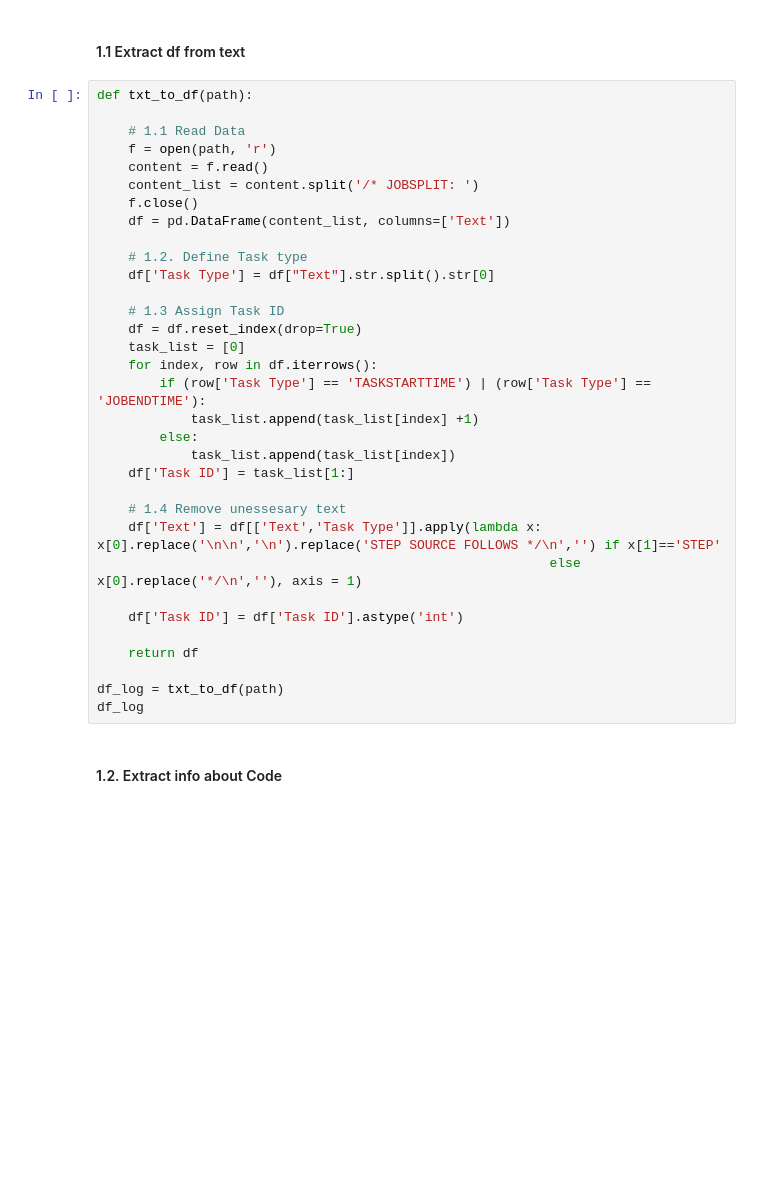
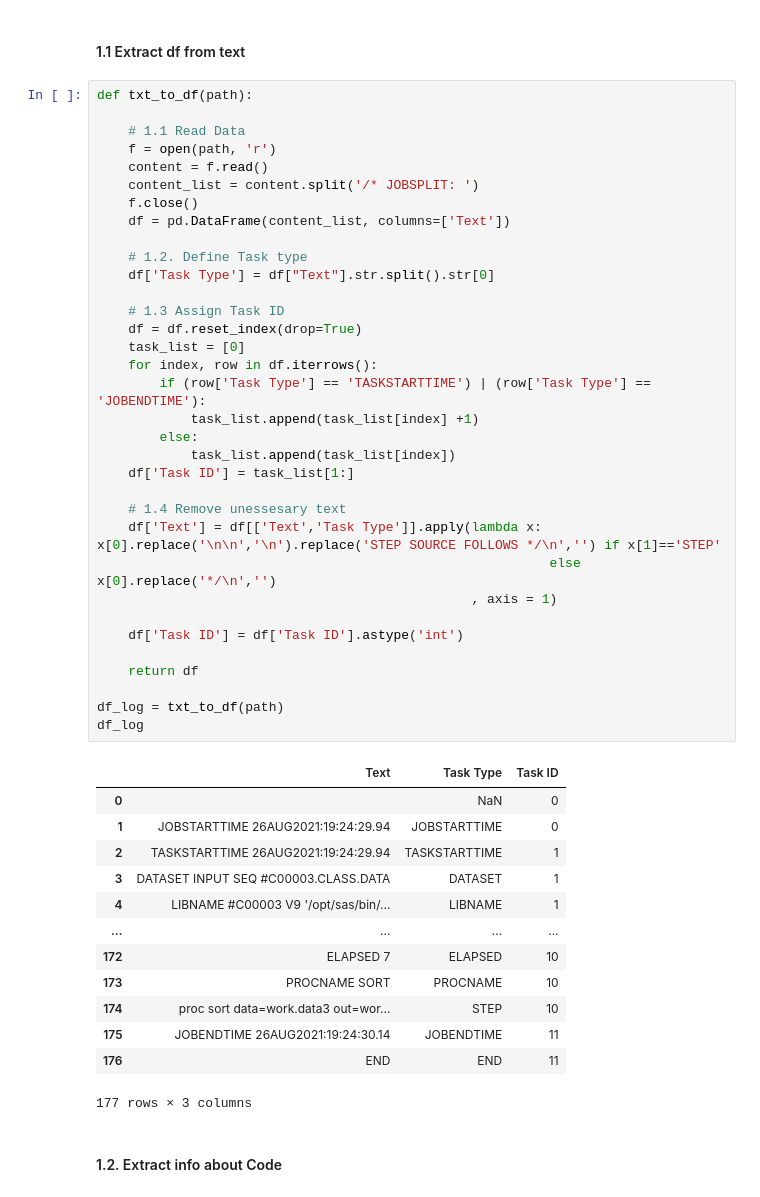
Before and after one commit to olebach/SAS-Log-Parser, a Jupyter notebook: Log parsing.ipynb, the cells around one changed output. Drawn from its saved outputs; the diff is of its cells as text; blank space fills up the shorter version.

```diff
--- a/Log parsing.ipynb
+++ b/Log parsing.ipynb
@@ -30,34 +75,49 @@ def txt_to_df(path):
 
     # 1.1 Read Data
     f = open(path, 'r')
     content = f.read()
     content_list = content.split('/* JOBSPLIT: ')
     f.close()
     df = pd.DataFrame(content_list, columns=['Text'])
 
     # 1.2. Define Task type
     df['Task Type'] = df["Text"].str.split().str[0]
 
     # 1.3 Assign Task ID
     df = df.reset_index(drop=True)
     task_list = [0]
     for index, row in df.iterrows():
         if (row['Task Type'] == 'TASKSTARTTIME') | (row['Task Type'] == 'JOBENDTIME'):
             task_list.append(task_list[index] +1)
         else:
             task_list.append(task_list[index])
     df['Task ID'] = task_list[1:]
 
     # 1.4 Remove unessesary text
     df['Text'] = df[['Text','Task Type']].apply(lambda x: x[0].replace('\n\n','\n').replace('STEP SOURCE FOLLOWS */\n','') if x[1]=='STEP'
-                                                          else x[0].replace('*/\n',''), axis = 1)
+                                                          else x[0].replace('*/\n','')
+                                                , axis = 1)
 
     df['Task ID'] = df['Task ID'].astype('int')
 
     return df
 
 df_log = txt_to_df(path)
 df_log
+# %% [output]
+|  | Text | Task Type | Task ID |
+| 0 |  | NaN | 0 |
+| 1 | JOBSTARTTIME 26AUG2021:19:24:29.94 | JOBSTARTTIME | 0 |
+| 2 | TASKSTARTTIME 26AUG2021:19:24:29.94 | TASKSTARTTIME | 1 |
+| 3 | DATASET INPUT SEQ #C00003.CLASS.DATA | DATASET | 1 |
+| 4 | LIBNAME #C00003 V9 '/opt/sas/bin/... | LIBNAME | 1 |
+| ... | ... | ... | ... |
+| 172 | ELAPSED 7 | ELAPSED | 10 |
+| 173 | PROCNAME SORT | PROCNAME | 10 |
+| 174 | proc sort data=work.data3 out=wor... | STEP | 10 |
+| 175 | JOBENDTIME 26AUG2021:19:24:30.14 | JOBENDTIME | 11 |
+| 176 | END | END | 11 |
+177 rows × 3 columns
 # %% [markdown]
 #### 1.2. Extract info about Code
 # %%
```
Also changed, not shown: parts of 17 cells of this notebook, 2 other files.
